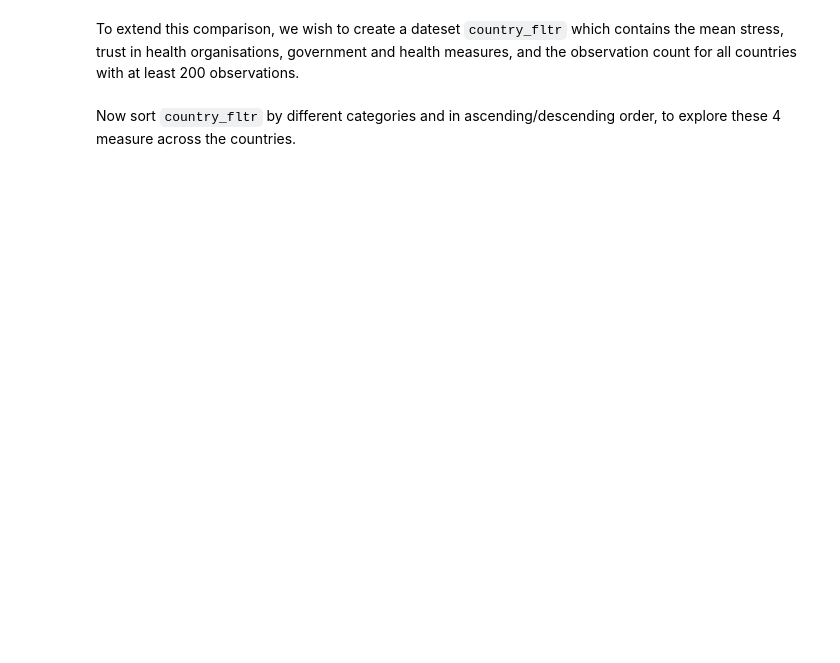
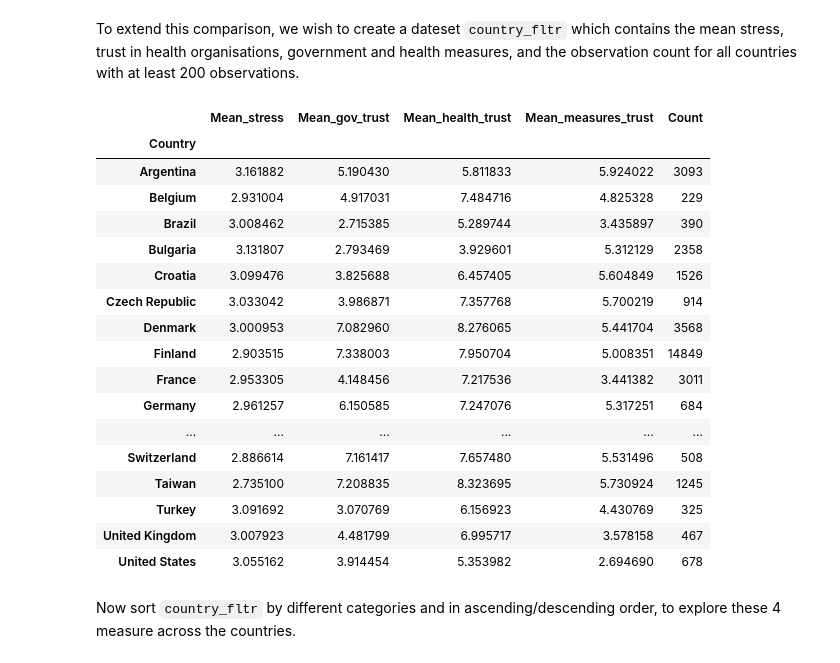
Before and after one commit to RastislavTuranyi/WDSS, a Jupyter notebook: session-one-project-questions.ipynb, the cells around one changed output. Cells and saved outputs as stored; diff of their text form; code cells hidden in the pictures; blank space fills up the shorter version.

```diff
--- a/session-one-project-questions.ipynb
+++ b/session-one-project-questions.ipynb
@@ -278,12 +473,32 @@ To extend this comparison, we wish to create a dateset `country_fltr` which cont
 # %%
 country_df = covid_df.groupby('Country').agg(
     Mean_stress=('Avg_stress', 'mean'),
     Mean_gov_trust=('Trust_gov', 'mean'),
     Mean_health_trust=('Trust_health', 'mean'),
     Mean_measures_trust=('Trust_countrymeasure', 'mean'),
     Count=('Country', 'count')
 )
 
 country_fltr = country_df[country_df.Count>200]
+country_fltr
+# %% [output]
+|  | Mean_stress | Mean_gov_trust | Mean_health_trust | Mean_measures_trust | Count |
+| Country |  |  |  |  |  |
+| Argentina | 3.161882 | 5.190430 | 5.811833 | 5.924022 | 3093 |
+| Belgium | 2.931004 | 4.917031 | 7.484716 | 4.825328 | 229 |
+| Brazil | 3.008462 | 2.715385 | 5.289744 | 3.435897 | 390 |
+| Bulgaria | 3.131807 | 2.793469 | 3.929601 | 5.312129 | 2358 |
+| Croatia | 3.099476 | 3.825688 | 6.457405 | 5.604849 | 1526 |
+| Czech Republic | 3.033042 | 3.986871 | 7.357768 | 5.700219 | 914 |
+| Denmark | 3.000953 | 7.082960 | 8.276065 | 5.441704 | 3568 |
+| Finland | 2.903515 | 7.338003 | 7.950704 | 5.008351 | 14849 |
+| France | 2.953305 | 4.148456 | 7.217536 | 3.441382 | 3011 |
+| Germany | 2.961257 | 6.150585 | 7.247076 | 5.317251 | 684 |
+| ... | ... | ... | ... | ... | ... |
+| Switzerland | 2.886614 | 7.161417 | 7.657480 | 5.531496 | 508 |
+| Taiwan | 2.735100 | 7.208835 | 8.323695 | 5.730924 | 1245 |
+| Turkey | 3.091692 | 3.070769 | 6.156923 | 4.430769 | 325 |
+| United Kingdom | 3.007923 | 4.481799 | 6.995717 | 3.578158 | 467 |
+| United States | 3.055162 | 3.914454 | 5.353982 | 2.694690 | 678 |
 # %% [markdown]
 Now sort `country_fltr` by different categories and in ascending/descending order, to explore these 4 measure across the countries.
```
Also changed, not shown: parts of 32 cells of this notebook, 5 other files.
